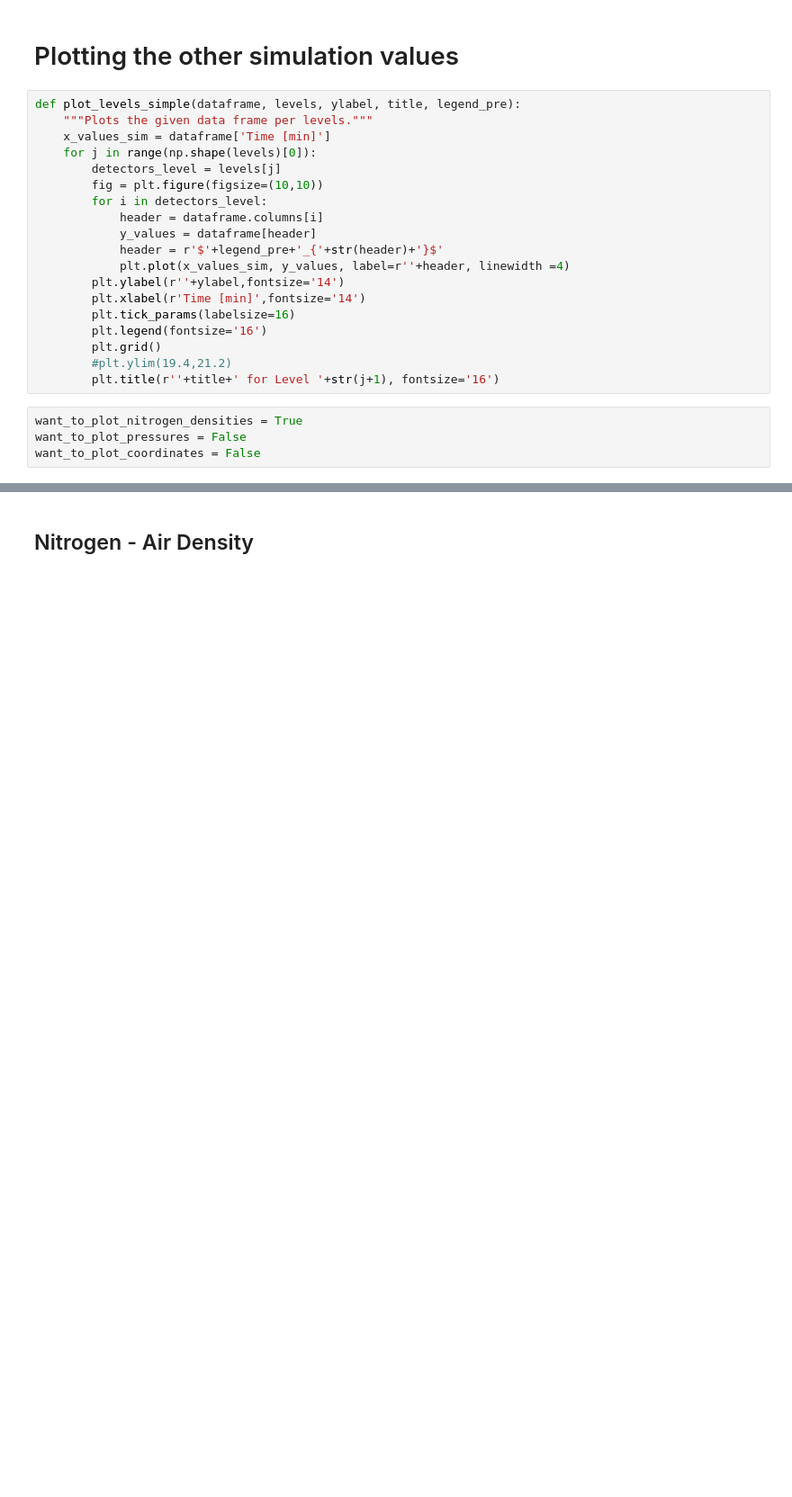
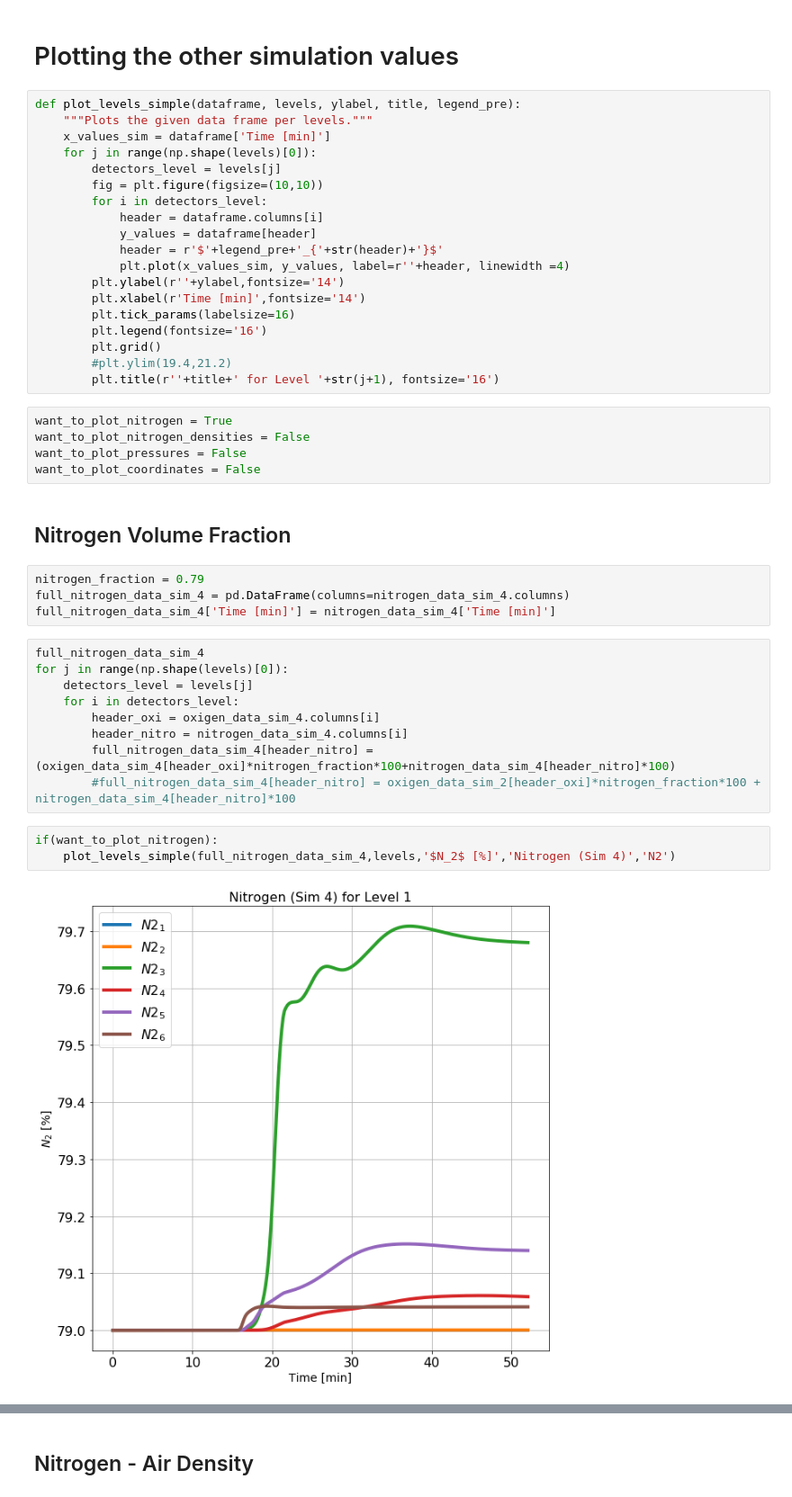
Before and after one commit to sercharpak/NFS_P3, a Jupyter notebook: NFS_P3_Comparison.ipynb, the cells around one changed output, grey strips where cells are left out. Shown at 90% size. Saved outputs shown, nothing was run; the diff lists cells and outputs as text; blank space fills up the shorter version.

```diff
--- a/NFS_P3_Comparison.ipynb
+++ b/NFS_P3_Comparison.ipynb
@@ -531,6 +533,27 @@ def plot_levels_simple(dataframe, levels, ylabel, title, legend_pre):
         #plt.ylim(19.4,21.2)
         plt.title(r''+title+' for Level '+str(j+1), fontsize='16')
 # %%
-want_to_plot_nitrogen_densities = True
+want_to_plot_nitrogen = True
+want_to_plot_nitrogen_densities = False
 want_to_plot_pressures = False
 want_to_plot_coordinates = False
+# %% [markdown]
+## Nitrogen Volume Fraction
+# %%
+nitrogen_fraction = 0.79
+full_nitrogen_data_sim_4 = pd.DataFrame(columns=nitrogen_data_sim_4.columns)
+full_nitrogen_data_sim_4['Time [min]'] = nitrogen_data_sim_4['Time [min]']
+# %%
+full_nitrogen_data_sim_4
+for j in range(np.shape(levels)[0]):
+    detectors_level = levels[j]
+    for i in detectors_level:
+        header_oxi = oxigen_data_sim_4.columns[i]
+        header_nitro = nitrogen_data_sim_4.columns[i]
+        full_nitrogen_data_sim_4[header_nitro] = (oxigen_data_sim_4[header_oxi]*nitrogen_fraction*100+nitrogen_data_sim_4[header_nitro]*100)
+        #full_nitrogen_data_sim_4[header_nitro] = oxigen_data_sim_2[header_oxi]*nitrogen_fraction*100 + nitrogen_data_sim_4[header_nitro]*100
+# %%
+if(want_to_plot_nitrogen):
+    plot_levels_simple(full_nitrogen_data_sim_4,levels,'$N_2$ [%]','Nitrogen (Sim 4)','N2')
+# %% [output]
+[figure, added]
```
Also changed, not shown: parts of 14 cells of this notebook.
